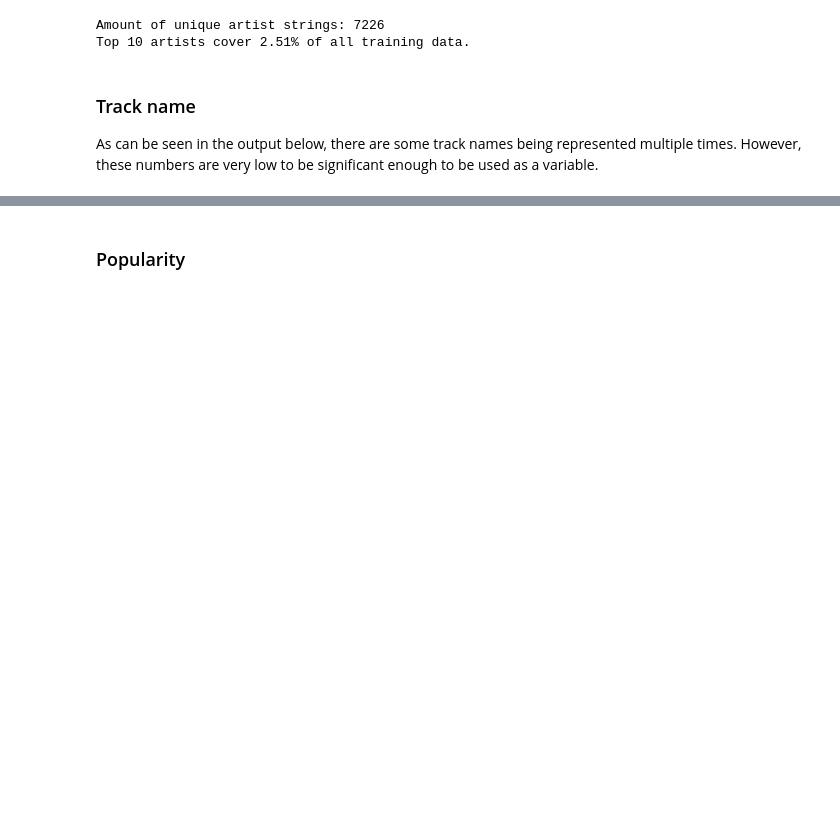
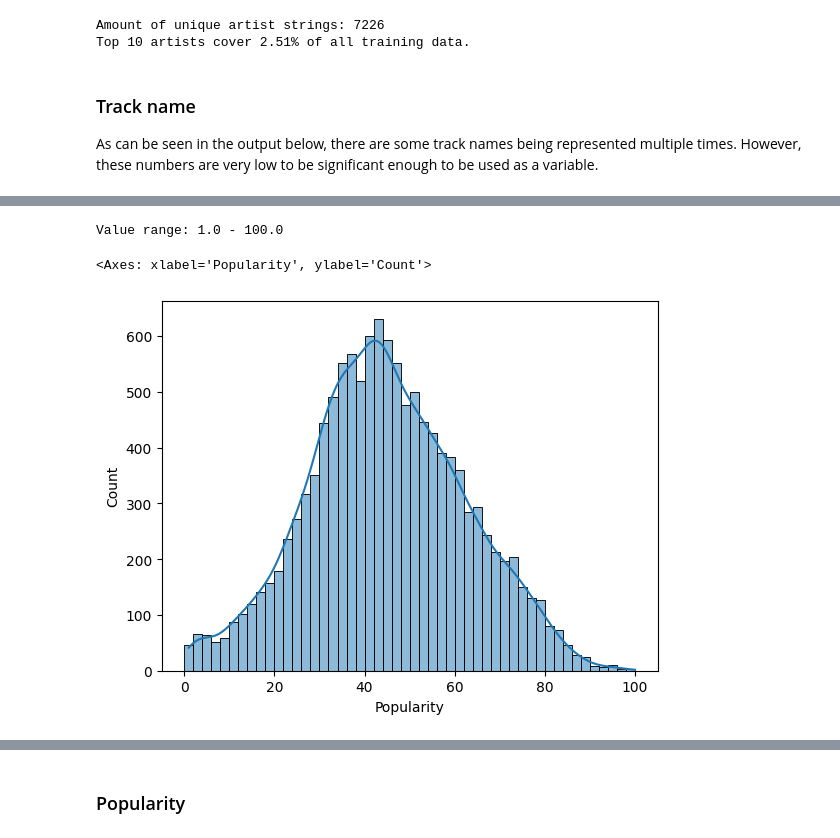
Before and after one commit to vitekzach/4iz565-music-genre-classification, a Jupyter notebook: music_genre_classification.ipynb, the cells around one changed output, grey strips where cells are left out. Cells and saved outputs as stored; diff of their text form; code cells hidden in the pictures; blank space fills up the shorter version.

```diff
--- a/music_genre_classification.ipynb
+++ b/music_genre_classification.ipynb
@@ -57,6 +58,20 @@ from sklearn.model_selection import train_test_split
 
 # set seed for reproducible results - sklearn follows this seed as well
 np.random.seed(565)
+# %%
+class_translation = {
+"0" : "Acoustic",
+"1" : "Alt",
+"2" : "Blues",
+"3" : "Bollywood",
+"4" : "Country",
+"5" : "HipHop",
+"6" : "Indie",
+"7" : "Instrumental",
+"8" : "Metal",
+"9" : "Pop",
+"10" : "Rock",
+}
 # %% [markdown]
 ## Creating training and testing dataset.
 
@@ -67,7 +82,7 @@ The exploratory analysis and preprocessing will be done only with the training p
 data = pd.read_csv("data/train.csv", dtype={"key": "category", "mode": "category", "time_signature": "category", "Class": "category"})
 
 train, test = train_test_split(data, test_size=0.3, stratify=data["Class"])
-
+train["Class_named"] = train["Class"].replace(class_translation)
 # show automatically detected dtypes (will be fixed later)
 data.dtypes
 # %% [output]
@@ -166,0 +189,10 @@ Name: Track Name, Length: 11065, dtype: int64
+# %%
+column_name = "Popularity"
+
+print(f"Value range: {min(train[column_name])} - {max(train[column_name])}")
+
+sns.histplot(train[column_name], kde=True, bins=50, binrange=(0,100))
+# %% [output]
+Value range: 1.0 - 100.0
+<Axes: xlabel='Popularity', ylabel='Count'>
+[figure, added]
```
Also changed, not shown: parts of 28 cells of this notebook.
